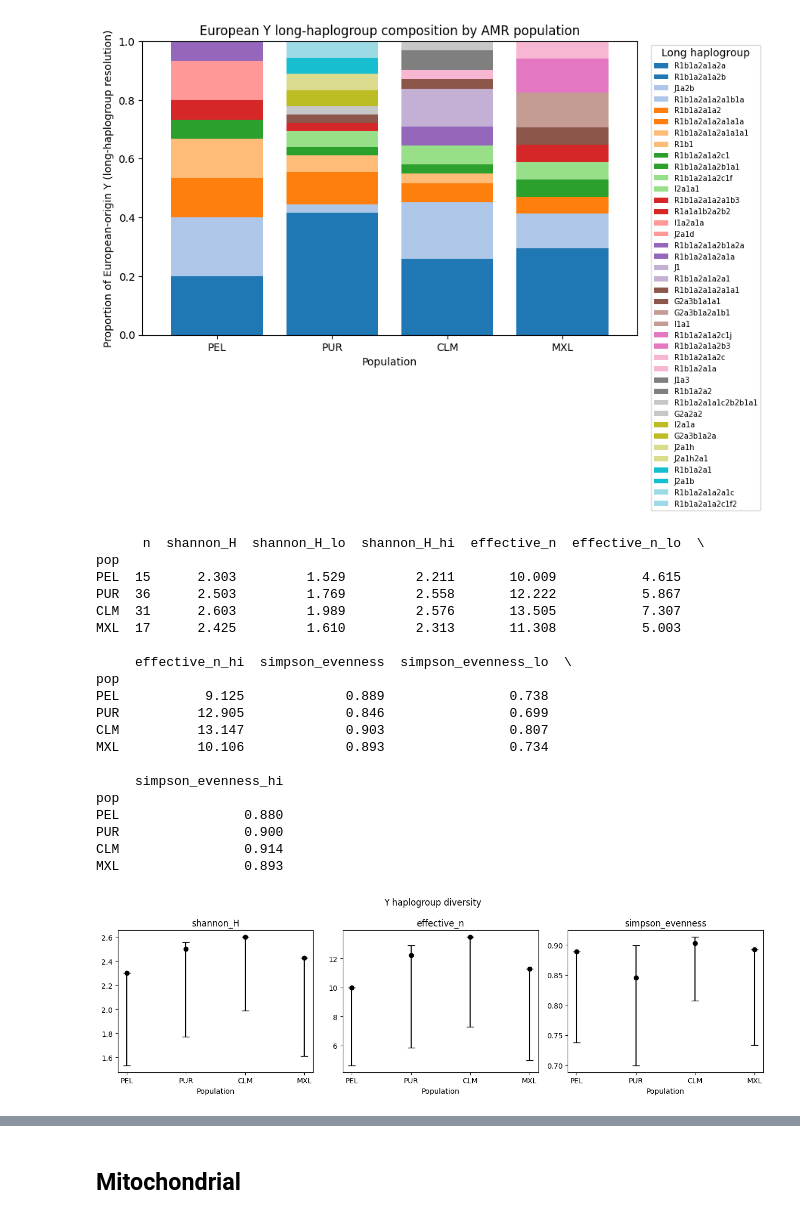
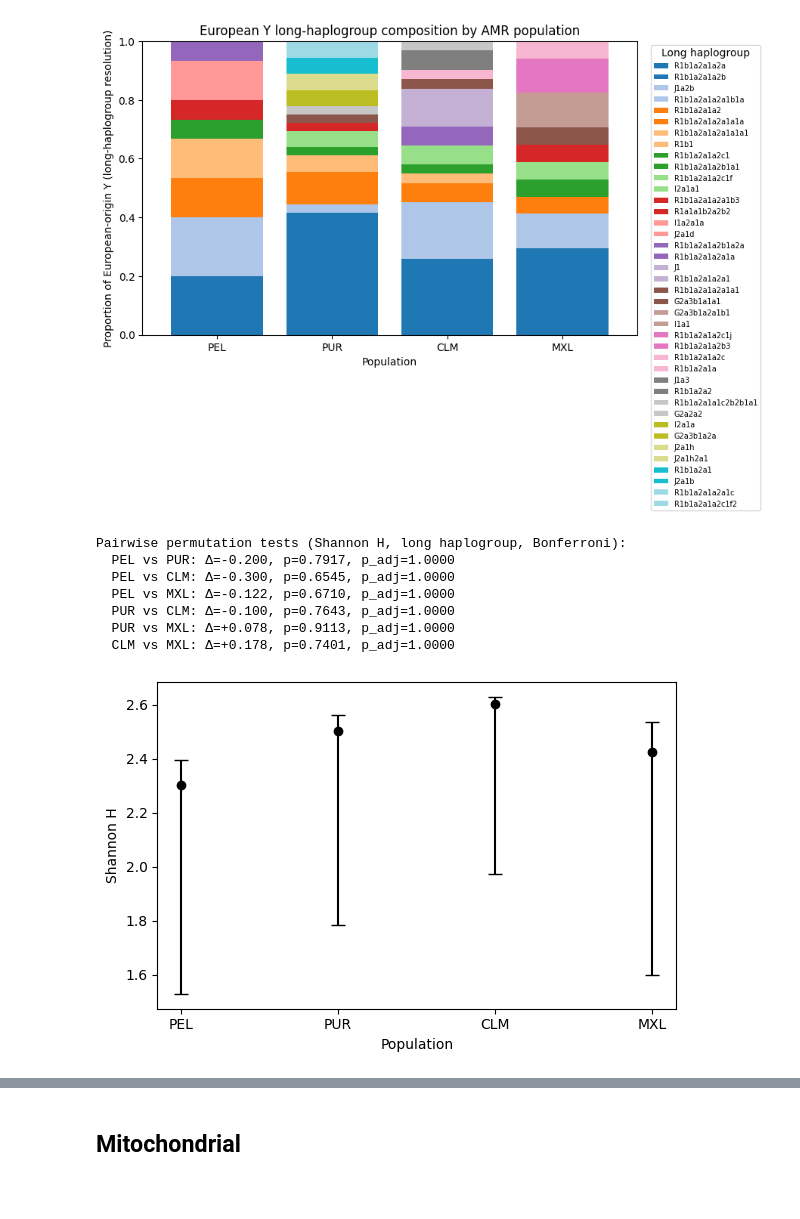
Before and after one commit to abigailkuntzleman-811/source_pops_amr, a Jupyter notebook: Chapter_1.ipynb, the cells around one changed output, grey strips where cells are left out. Drawn from its saved outputs; the diff is of its cells as text; code cells hidden in the pictures; blank space fills up the shorter version.

```diff
--- a/Chapter_1.ipynb
+++ b/Chapter_1.ipynb
@@ -541,3 +547,7 @@ pop_dict, ind_dict = get_pop_dict(fam, 'Population', 'SampleID')
 ind_dict['HG01275']
 # %% [output]
 'CLM'
+# %%
+with open("acb_ids.txt",'w') as f:
+    for ids in pop_dict['ACB']:
+    f.write(f'{pop_dict['ACB']}\n'
@@ -544,3 +623,11 @@ ind_dict['HG01275']
+# %%
+ibd_diag = []
+for pop in sub_pops:
+    ibd_diag.append(sum(combo_dict[f'{pop}_{pop}'].values())/len(combo_dict[f'{pop}_{pop}'].values()))
+
+hmmix_diag = []
+for i in range(len(sub_pops)):
+    hmmix_diag.append(compared_hmm_all[i,i])
 # %%
 import matplotlib.pyplot as plt
 import matplotlib.lines as mlines
@@ -1846,3 +1985,10 @@ def significance(groups, n_perm=10000):
+# %%
+props = {}
+ns = {}
+for pop, df in amr_pops.items():
+    sub = df.loc[df['short_haplo'].isin(y_indo_eur), 'short_haplo']
+    props[pop] = sub.value_counts(normalize=True)
+    ns[pop] = len(sub)
 # %%
 import numpy as np
 import pandas as pd
@@ -1982,31 +2166,33 @@ CLM             17   2.603077    13.505227          0.903226  0.225806
 MXL             13   2.425480    11.307652          0.892734  0.235294
 [figure]
 # %%
-y_groups = {}
-for pop, df in amr_pops.items():
-    y_groups[pop] = df.loc[df['short_haplo'].isin(y_indo_eur), 'long_haplo'].to_numpy()
-bootstrap_diversity(y_groups, title='Y haplogroup diversity',
-                    savepath='/users/akuntzle/IBD_archaic_shared/figures/Y_diversity_CI')
-significance(y_groups)
+# ── Build groups (long_haplo label arrays) ────────────────────────────────────
+groups_long = {pop: df.loc[df['short_haplo'].isin(y_indo_eur), 'long_haplo'].values
+               for pop, df in amr_pops.items()}
+
+# ── Bootstrap ─────────────────────────────────────────────────────────────────
+boot_long = {}
+for pop, h in groups_long.items():
+    idx = rng.integers(0, len(h), size=(N_BOOT, len(h)))
+    boot_long[pop] = np.array([shannon(h[i]) for i in idx])
+
+# ── Permutation tests ─────────────────────────────────────────────────────────
+pairs = list(combinations(groups_long.keys(), 2))
+print("Pairwise permutation tests (Shannon H, long haplogroup, Bonferroni):")
+for a, b in pairs:
+    obs, p = _perm_p(groups_long[a], groups_long[b], shannon, n_perm=10000)
+    p_adj = min(p * len(pairs), 1)
+    print(f"  {a} vs {b}: Δ={obs:+.3f}, p={p:.4f}, p_adj={p_adj:.4f}")
+
+# ── Plot ──────────────────────────────────────────────────────────────────────
+plot_shannon_ci(groups_long, boot_long,
+                savepath='/users/akuntzle/IBD_archaic_shared/figures/shannon_H_long_ci.png')
 # %% [output]
-      n  shannon_H  shannon_H_lo  shannon_H_hi  effective_n  effective_n_lo  \
-pop
-PEL  15      2.303         1.529         2.211       10.009           4.615
-PUR  36      2.503         1.769         2.558       12.222           5.867
-CLM  31      2.603         1.989         2.576       13.505           7.307
-MXL  17      2.425         1.610         2.313       11.308           5.003
-
-     effective_n_hi  simpson_evenness  simpson_evenness_lo  \
-pop
-PEL           9.125             0.889                0.738
-PUR          12.905             0.846                0.699
-CLM          13.147             0.903                0.807
-MXL          10.106             0.893                0.734
-
-     simpson_evenness_hi
-pop
-PEL                0.880
-PUR                0.900
-CLM                0.914
-MXL                0.893
+Pairwise permutation tests (Shannon H, long haplogroup, Bonferroni):
+  PEL vs PUR: Δ=-0.200, p=0.7917, p_adj=1.0000
+  PEL vs CLM: Δ=-0.300, p=0.6545, p_adj=1.0000
+  PEL vs MXL: Δ=-0.122, p=0.6710, p_adj=1.0000
+  PUR vs CLM: Δ=-0.100, p=0.7643, p_adj=1.0000
+  PUR vs MXL: Δ=+0.078, p=0.9113, p_adj=1.0000
+  CLM vs MXL: Δ=+0.178, p=0.7401, p_adj=1.0000
-[figure, old version]
+[figure, new version]
```
Also changed, not shown: parts of 56 cells of this notebook, 2 other files.
